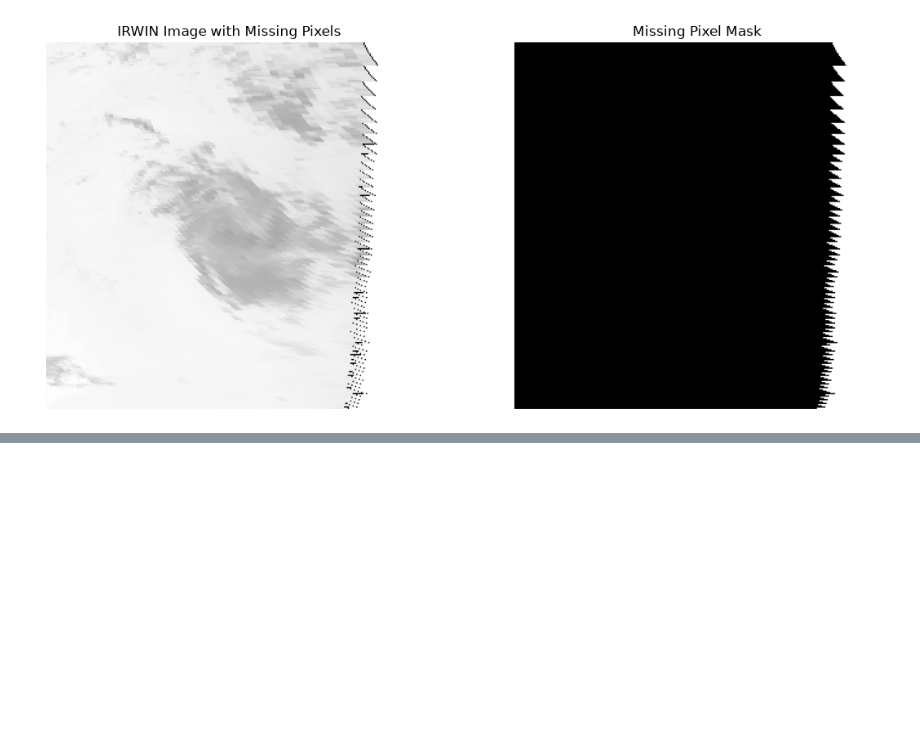
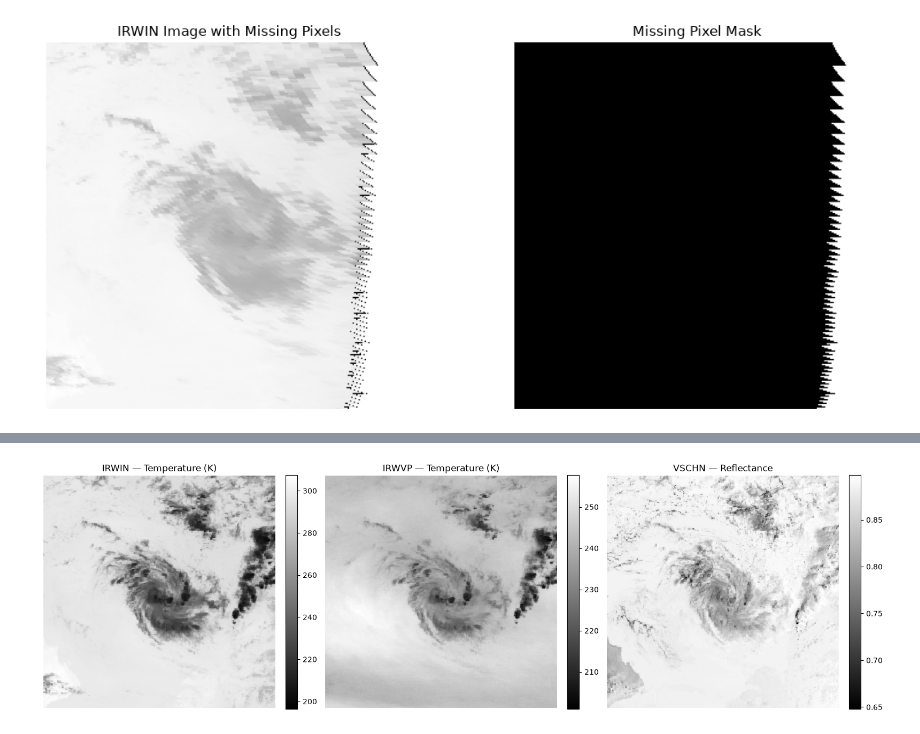
Before and after one commit to Sreoshh/tropical-cyclone-detection, a Jupyter notebook: data/notebooks/03_hursat_data_inspection.ipynb, the cells around one changed output, grey strips where cells are left out. Saved outputs shown, nothing was run; the diff lists cells and outputs as text; code cells hidden in the pictures; blank space fills up the shorter version.

```diff
--- a/data/notebooks/03_hursat_data_inspection.ipynb
+++ b/data/notebooks/03_hursat_data_inspection.ipynb
@@ -1241,0 +1351,23 @@ with pyfive.File(affected_file, "r") as ds:
+# %%
+# Inspect actual fill values and valid pixel ranges
+
+channels = {
+    "IRWIN": irwin,
+    "IRWVP": irwvp,
+    "VSCHN": vsch
+}
+
+with pyfive.File(sample_file, "r") as ds:
+
+    for channel_name, image_data in channels.items():
+
+        fill_value = ds[channel_name].attrs["_FillValue"][0]
+        missing_mask = image_data == fill_value
+        valid_pixels = image_data[~missing_mask]
+
+        print(f"\n{channel_name}")
+        print("Fill value:", fill_value)
+        print("Missing pixels:", np.sum(missing_mask))
+        print("Valid pixels:", len(valid_pixels))
+        print("Minimum:", valid_pixels.min())
+        print("Maximum:", valid_pixels.max())
@@ -1241,0 +1446,19 @@ with pyfive.File(affected_file, "r") as ds:
+# %%
+fig, axes = plt.subplots(1, 3, figsize=(16, 5))
+
+images = [
+    (irwin_physical, "IRWIN — Temperature (K)"),
+    (irwvp_physical, "IRWVP — Temperature (K)"),
+    (vsch_physical, "VSCHN — Reflectance")
+]
+
+for ax, (data, title) in zip(axes, images):
+    im = ax.imshow(data, cmap="gray")
+    ax.set_title(title)
+    ax.axis("off")
+    plt.colorbar(im, ax=ax, fraction=0.046, pad=0.04)
+
+plt.tight_layout()
+plt.show()
+# %% [output]
+[figure, added]
```
Also changed, not shown: parts of 22 cells of this notebook, 1 other file.
